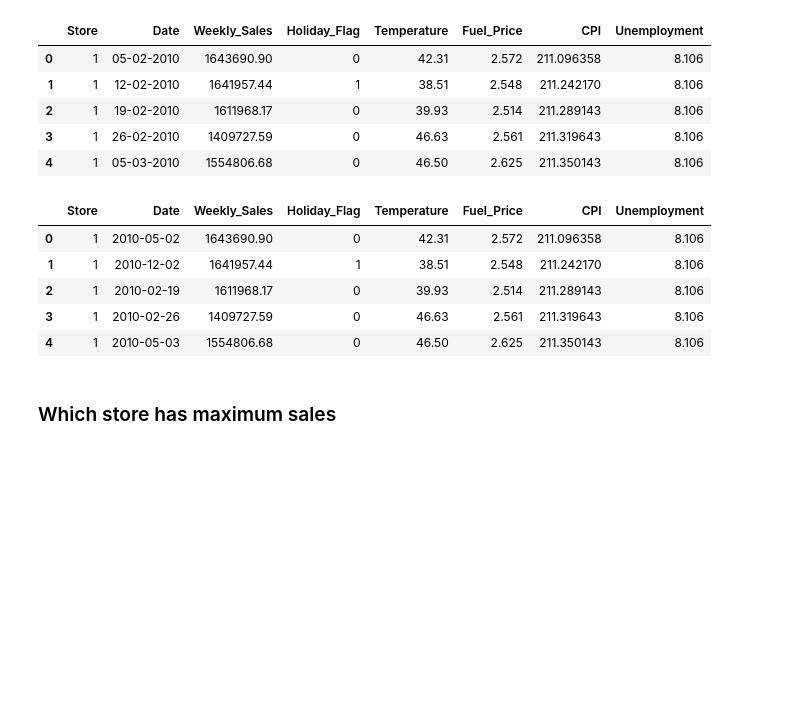
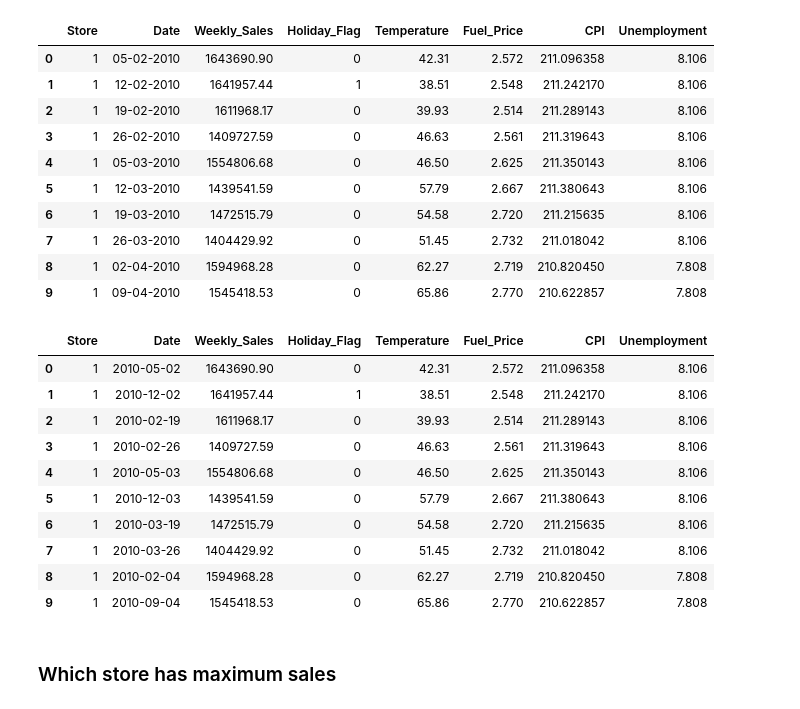
Before and after one commit to swarup4/Retail-Analysis-with-Walmart-Data, a Jupyter notebook: Walmart.ipynb, the cells around one changed output. Saved outputs shown, nothing was run; the diff lists cells and outputs as text; code cells hidden in the pictures; blank space fills up the shorter version.

```diff
--- a/Walmart.ipynb
+++ b/Walmart.ipynb
@@ -1,20 +1,25 @@
 # %%
 import numpy as np
 import pandas as pd
 # import seaborn as sns
 import matplotlib.pyplot as plt
 df = pd.read_csv("Walmart_Store_sales.csv")
-df.head()
+df.head(10)
 # %% [output]
 |  | Store | Date | Weekly_Sales | Holiday_Flag | Temperature | Fuel_Price | CPI | Unemployment |
 | 0 | 1 | 05-02-2010 | 1643690.90 | 0 | 42.31 | 2.572 | 211.096358 | 8.106 |
 | 1 | 1 | 12-02-2010 | 1641957.44 | 1 | 38.51 | 2.548 | 211.242170 | 8.106 |
 | 2 | 1 | 19-02-2010 | 1611968.17 | 0 | 39.93 | 2.514 | 211.289143 | 8.106 |
 | 3 | 1 | 26-02-2010 | 1409727.59 | 0 | 46.63 | 2.561 | 211.319643 | 8.106 |
 | 4 | 1 | 05-03-2010 | 1554806.68 | 0 | 46.50 | 2.625 | 211.350143 | 8.106 |
+| 5 | 1 | 12-03-2010 | 1439541.59 | 0 | 57.79 | 2.667 | 211.380643 | 8.106 |
+| 6 | 1 | 19-03-2010 | 1472515.79 | 0 | 54.58 | 2.720 | 211.215635 | 8.106 |
+| 7 | 1 | 26-03-2010 | 1404429.92 | 0 | 51.45 | 2.732 | 211.018042 | 8.106 |
+| 8 | 1 | 02-04-2010 | 1594968.28 | 0 | 62.27 | 2.719 | 210.820450 | 7.808 |
+| 9 | 1 | 09-04-2010 | 1545418.53 | 0 | 65.86 | 2.770 | 210.622857 | 7.808 |
 # %%
 df['Date'] = pd.to_datetime(df['Date'])
-df.head()
+df.head(10)
 # %% [output]
 |  | Store | Date | Weekly_Sales | Holiday_Flag | Temperature | Fuel_Price | CPI | Unemployment |
 | 0 | 1 | 2010-05-02 | 1643690.90 | 0 | 42.31 | 2.572 | 211.096358 | 8.106 |
@@ -22,6 +27,11 @@ df.head()
 | 2 | 1 | 2010-02-19 | 1611968.17 | 0 | 39.93 | 2.514 | 211.289143 | 8.106 |
 | 3 | 1 | 2010-02-26 | 1409727.59 | 0 | 46.63 | 2.561 | 211.319643 | 8.106 |
 | 4 | 1 | 2010-05-03 | 1554806.68 | 0 | 46.50 | 2.625 | 211.350143 | 8.106 |
+| 5 | 1 | 2010-12-03 | 1439541.59 | 0 | 57.79 | 2.667 | 211.380643 | 8.106 |
+| 6 | 1 | 2010-03-19 | 1472515.79 | 0 | 54.58 | 2.720 | 211.215635 | 8.106 |
+| 7 | 1 | 2010-03-26 | 1404429.92 | 0 | 51.45 | 2.732 | 211.018042 | 8.106 |
+| 8 | 1 | 2010-02-04 | 1594968.28 | 0 | 62.27 | 2.719 | 210.820450 | 7.808 |
+| 9 | 1 | 2010-09-04 | 1545418.53 | 0 | 65.86 | 2.770 | 210.622857 | 7.808 |
 # %% [markdown]
 ### Which store has maximum sales
 # %%
```
Also changed, not shown: parts of 2 cells of this notebook.
